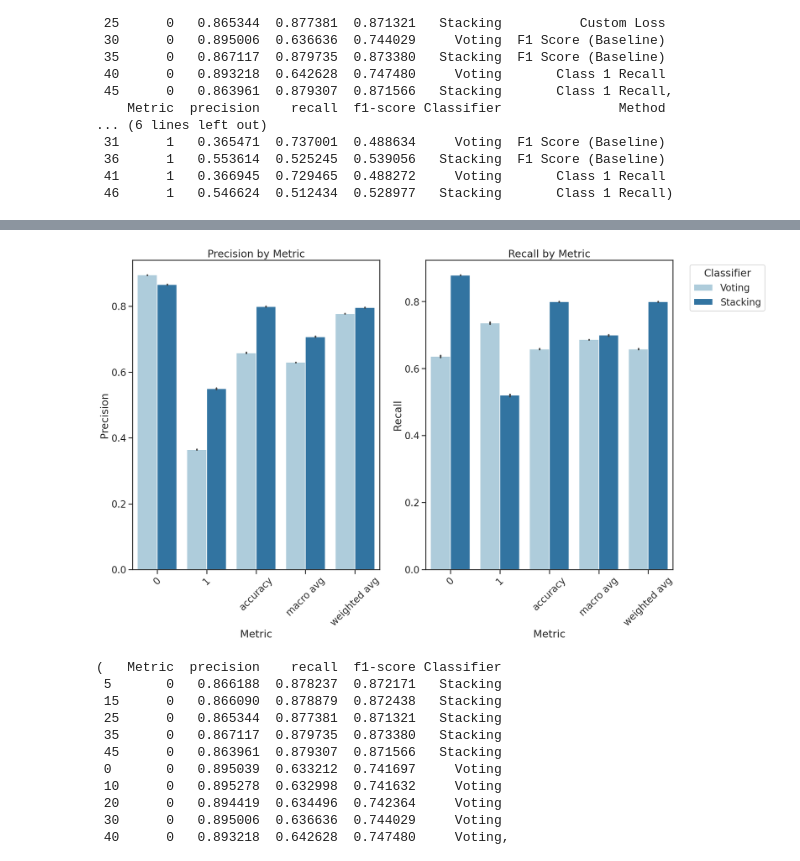
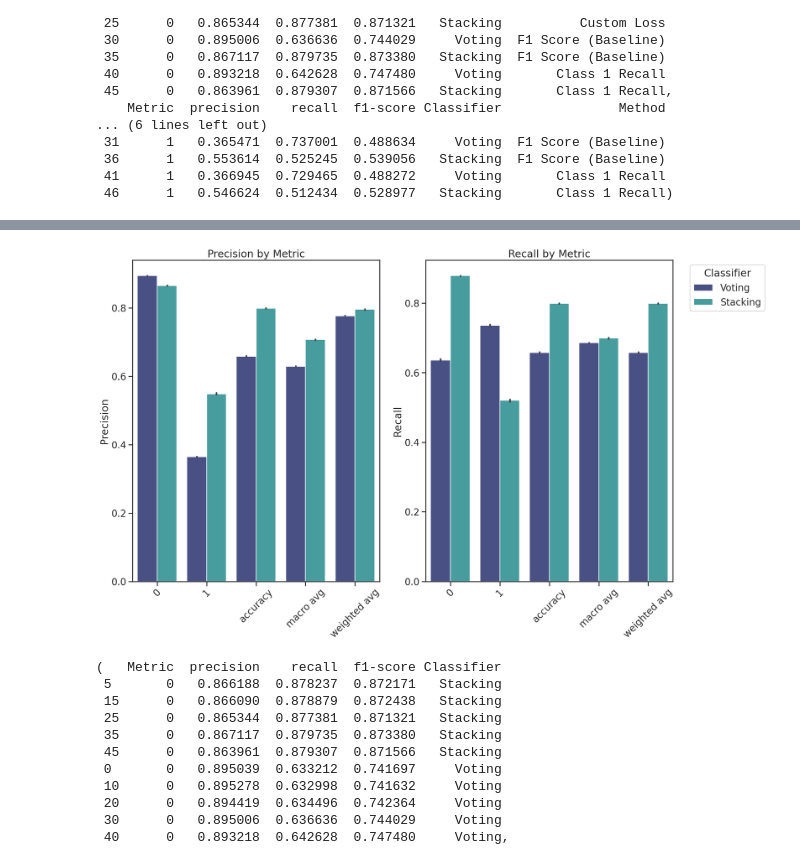
Before and after one commit to micah-shull/Machine_Learning_Pipelines, a Jupyter notebook: pipelines_16_ensemble_048_optimal_thresholds_master_custom_threshold_classifier.ipynb, the cells around one changed output, grey strips where cells are left out. Cells and saved outputs as stored; diff of their text form; code cells hidden in the pictures.

```diff
--- a/pipelines_16_ensemble_048_optimal_thresholds_master_custom_threshold_classifier.ipynb
+++ b/pipelines_16_ensemble_048_optimal_thresholds_master_custom_threshold_classifier.ipynb
@@ -348,35 +348,35 @@ plt.show()
 # %%
 import seaborn as sns
 import matplotlib.pyplot as plt
 
 # Set the style and context for the plots
 sns.set_style("ticks")
 sns.set_context("talk", font_scale=1.2)
 
 # Create subplots for precision and recall side by side
 fig, axes = plt.subplots(1, 2, figsize=(20, 12))
 
 # Create a bar plot for precision
-sns.barplot(x='Metric', y='precision', hue='Classifier', palette='Paired', data=combined_df, ax=axes[0], legend=False)
+sns.barplot(x='Metric', y='precision', hue='Classifier', palette='mako', data=combined_df, ax=axes[0], legend=False)
 axes[0].set_title('Precision by Metric')
-axes[0].set_xlabel('Metric')
+axes[0].set_xlabel('')
 axes[0].set_ylabel('Precision')
 # axes[0].legend(title='Classifier', bbox_to_anchor=(1.05, 1), loc='upper left')
 axes[0].tick_params(axis='x', rotation=45)
 
 # Create a bar plot for recall
-sns.barplot(x='Metric', y='recall', hue='Classifier', palette='Paired', data=combined_df, ax=axes[1])
+sns.barplot(x='Metric', y='recall', hue='Classifier', palette='mako', data=combined_df, ax=axes[1])
 axes[1].set_title('Recall by Metric')
-axes[1].set_xlabel('Metric')
+axes[1].set_xlabel('')
 axes[1].set_ylabel('Recall')
 axes[1].legend(title='Classifier', bbox_to_anchor=(1.05, 1), loc='upper left')
 axes[1].tick_params(axis='x', rotation=45)
 
 # Adjust layout
 plt.tight_layout()
 plt.show()
 # %% [output]
-[figure, old version]
+[figure, new version]
 # %%
 # Filter the dataframe for class 0 and class 1
 df_class_0 = combined_df[combined_df['Metric'].isin(['0'])][['Metric', 'precision', 'recall', 'f1-score','Classifier']].sort_values(by='Classifier')
```
Also changed, not shown: parts of 1 cell of this notebook.
